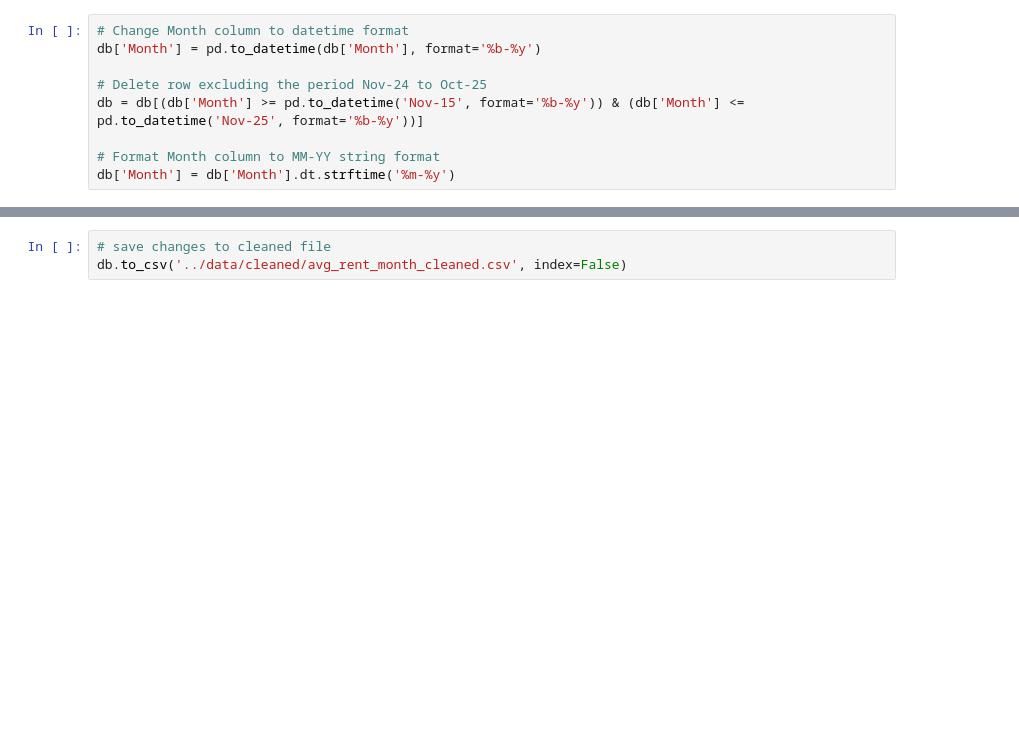
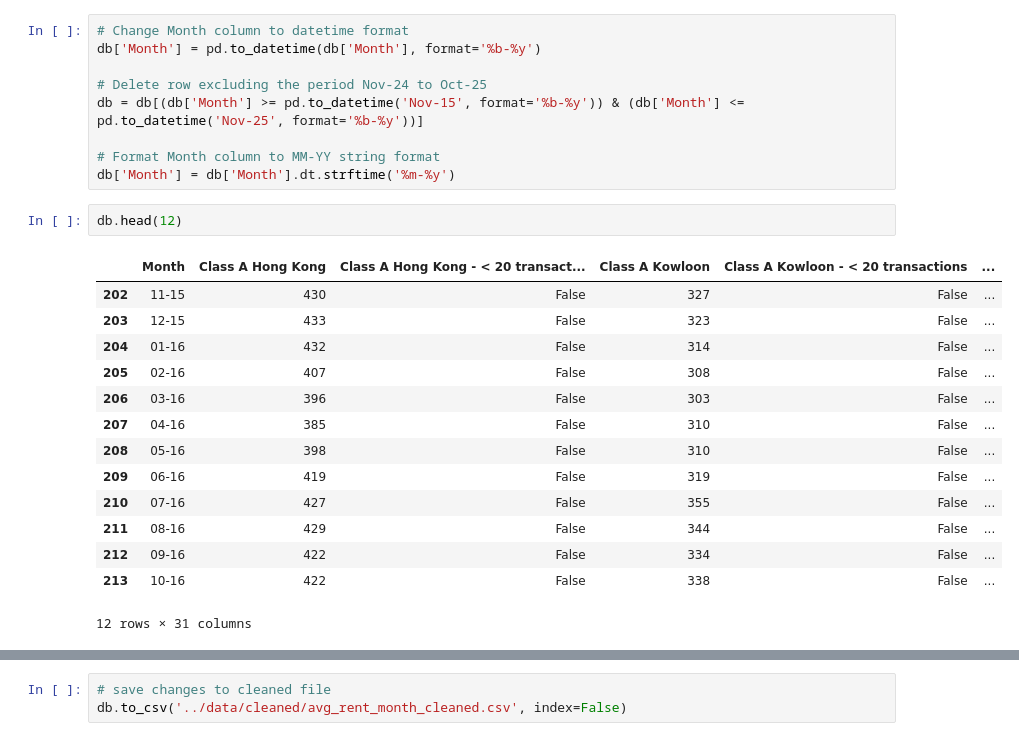
Before and after one commit to katherinewan/hk_privatedomestic, a Jupyter notebook: src/data_cleaning.ipynb, the cells around one changed output, grey strips where cells are left out. Saved outputs shown, nothing was run; the diff lists cells and outputs as text; blank space fills up the shorter version.

```diff
--- a/src/data_cleaning.ipynb
+++ b/src/data_cleaning.ipynb
@@ -83,6 +83,23 @@ db = db[(db['Month'] >= pd.to_datetime('Nov-15', format='%b-%y')) & (db['Month']
 
 # Format Month column to MM-YY string format
 db['Month'] = db['Month'].dt.strftime('%m-%y')
+# %%
+db.head(12)
+# %% [output]
+|  | Month | Class A Hong Kong | Class A Hong Kong - < 20 transact... | Class A Kowloon | Class A Kowloon - < 20 transactions | ... |
+| 202 | 11-15 | 430 | False | 327 | False | ... |
+| 203 | 12-15 | 433 | False | 323 | False | ... |
+| 204 | 01-16 | 432 | False | 314 | False | ... |
+| 205 | 02-16 | 407 | False | 308 | False | ... |
+| 206 | 03-16 | 396 | False | 303 | False | ... |
+| 207 | 04-16 | 385 | False | 310 | False | ... |
+| 208 | 05-16 | 398 | False | 310 | False | ... |
+| 209 | 06-16 | 419 | False | 319 | False | ... |
+| 210 | 07-16 | 427 | False | 355 | False | ... |
+| 211 | 08-16 | 429 | False | 344 | False | ... |
+| 212 | 09-16 | 422 | False | 334 | False | ... |
+| 213 | 10-16 | 422 | False | 338 | False | ... |
+12 rows × 31 columns
 # %%
 db.tail(12)
 # %% [output]
```
Also changed, not shown: parts of 1 cell of this notebook.
